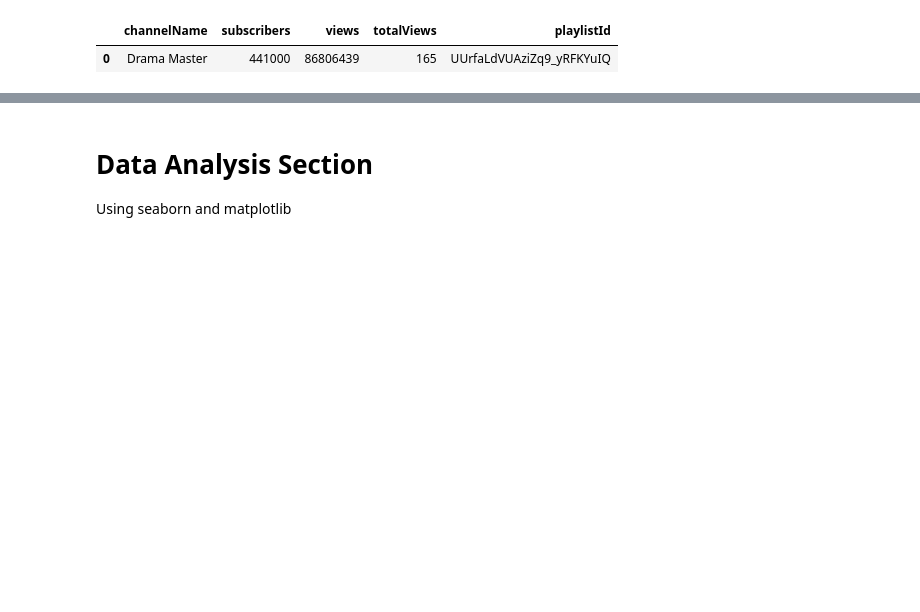
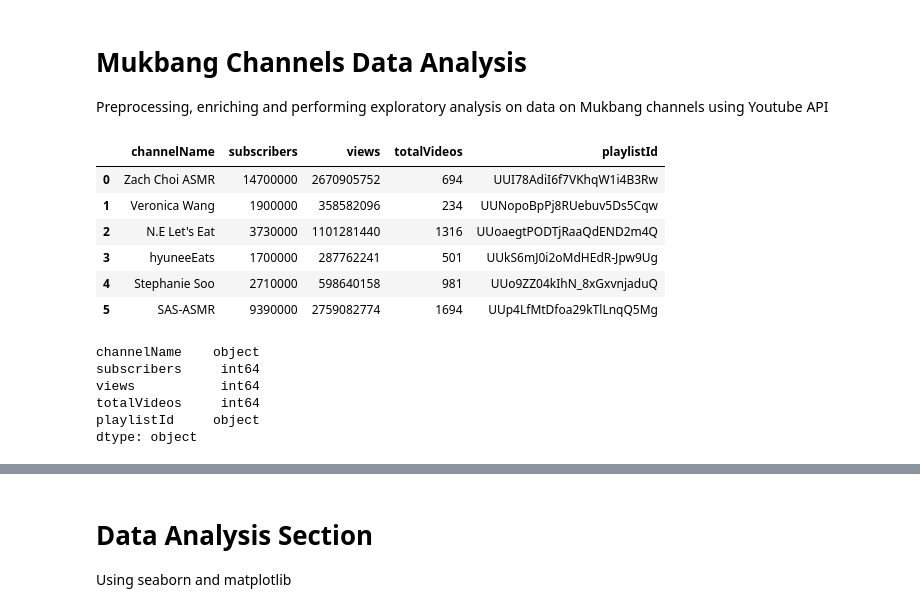
Before and after one commit to shansitads/mukbang-analysis, a Jupyter notebook: Untitled.ipynb, the cells around one changed output, grey strips where cells are left out. Cells and saved outputs as stored; diff of their text form; code cells hidden in the pictures; blank space fills up the shorter version.

Commit message:
comparative analysis

```diff
--- a/Untitled.ipynb
+++ b/Untitled.ipynb
@@ -1,3 +1,7 @@
+# %% [markdown]
+# Mukbang Channels Data Analysis
+
+Preprocessing, enriching and performing exploratory analysis on data on Mukbang channels using Youtube API
 # %%
 import pandas as pd
 import numpy as np
@@ -20,9 +25,10 @@ from wordcloud import WordCloud
 # %%
 api_key = 'AIzaSyDQ-X7Xj1-d3rr4Mj9t8WqcyOA9YGjaMdE'
 
-channel_ids = ['UCrfaLdVUAziZq9_yRFKYuIQ']
-
-# Get credentials and create an API client
-# api service name: "youtube"
-# api version: "v3"
-youtube = build("youtube", "v3", developerKey=api_key)
+channel_ids = ['UCo9ZZ04kIhN_8xGxvnjaduQ', # Stephanie Soo
+               'UCp4LfMtDfoa29kTlLnqQ5Mg', # SAS-ASMR
+               'UCkS6mJ0i2oMdHEdR-Jpw9Ug', # Hyuneeeats
+               'UCoaegtPODTjRaaQdEND2m4Q', # NE Let's Eat
+               'UCI78AdiI6f7VKhqW1i4B3Rw', # Zach Choi
+               'UCNopoBpPj8RUebuv5Ds5Cqw', # Veronica Wang
+              ]
@@ -29,6 +40,12 @@ youtube = build("youtube", "v3", developerKey=api_key)
 # %%
-channel_stats = get_channel_stats(youtube, channel_ids)
-channel_stats
+# get channelName, subscriber, views, totalVideos and playlistId of all channels
+channel_data = get_channel_stats(youtube, channel_ids)
+channel_data
 # %% [output]
-|  | channelName | subscribers | views | totalViews | playlistId |
-| 0 | Drama Master | 441000 | 86806439 | 165 | UUrfaLdVUAziZq9_yRFKYuIQ |
+|  | channelName | subscribers | views | totalVideos | playlistId |
+| 0 | Zach Choi ASMR | 14700000 | 2670905752 | 694 | UUI78AdiI6f7VKhqW1i4B3Rw |
+| 1 | Veronica Wang | 1900000 | 358582096 | 234 | UUNopoBpPj8RUebuv5Ds5Cqw |
+| 2 | N.E Let's Eat | 3730000 | 1101281440 | 1316 | UUoaegtPODTjRaaQdEND2m4Q |
+| 3 | hyuneeEats | 1700000 | 287762241 | 501 | UUkS6mJ0i2oMdHEdR-Jpw9Ug |
+| 4 | Stephanie Soo | 2710000 | 598640158 | 981 | UUo9ZZ04kIhN_8xGxvnjaduQ |
+| 5 | SAS-ASMR | 9390000 | 2759082774 | 1694 | UUp4LfMtDfoa29kTlLnqQ5Mg |
@@ -38,0 +52,12 @@ video_ids = get_video_ids(youtube, playlist_id)
+# %%
+# Convert count columns ('subscribers', 'views', 'totalVideos') to numeric columns in channel_data
+numeric_cols = ['subscribers', 'views', 'totalVideos']
+channel_data[numeric_cols] = channel_data[numeric_cols].apply(pd.to_numeric, errors='coerce')
+channel_data.dtypes
+# %% [output]
+channelName    object
+subscribers     int64
+views           int64
+totalVideos     int64
+playlistId     object
+dtype: object
```
Also changed, not shown: parts of 31 cells of this notebook, 2 other files.
